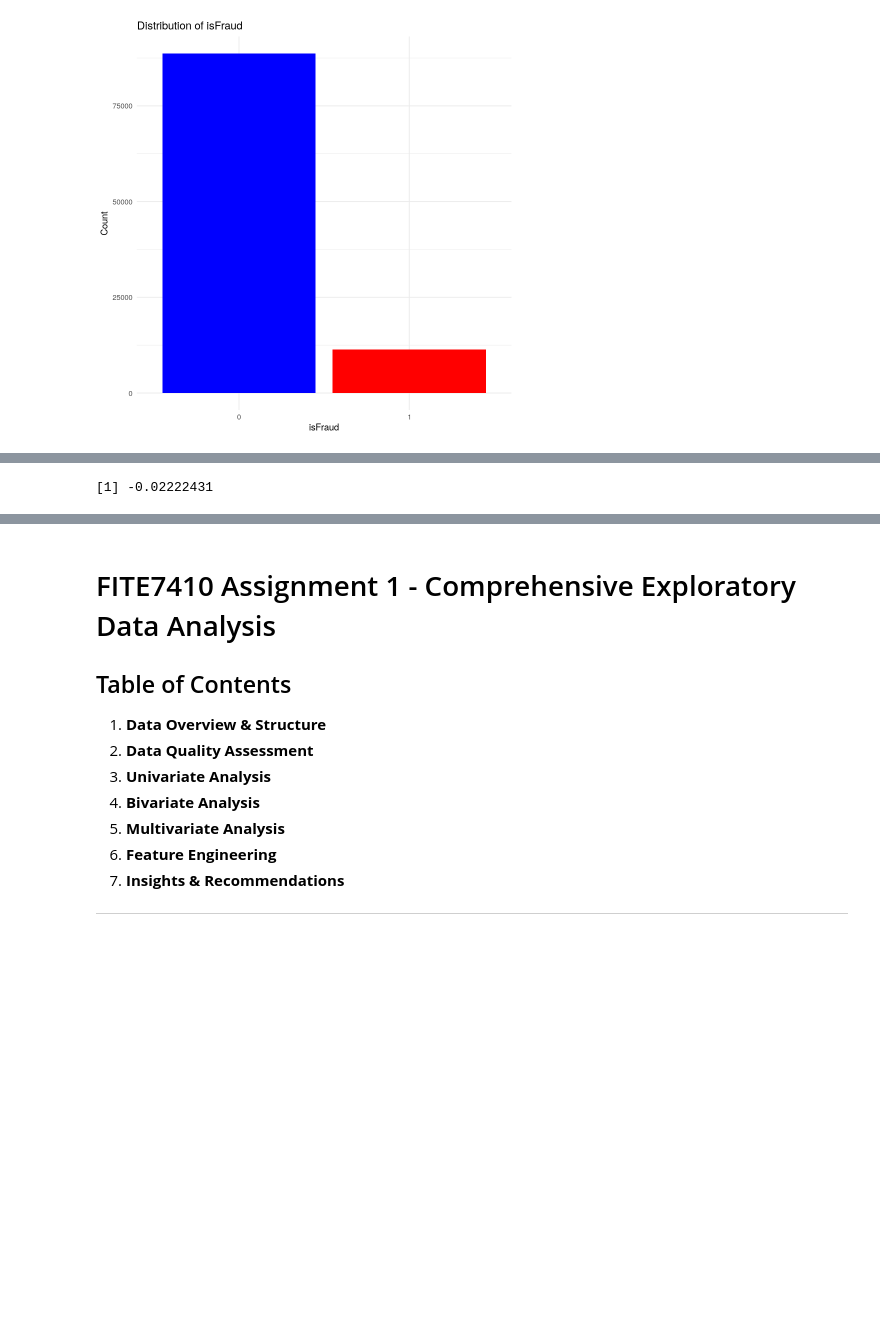
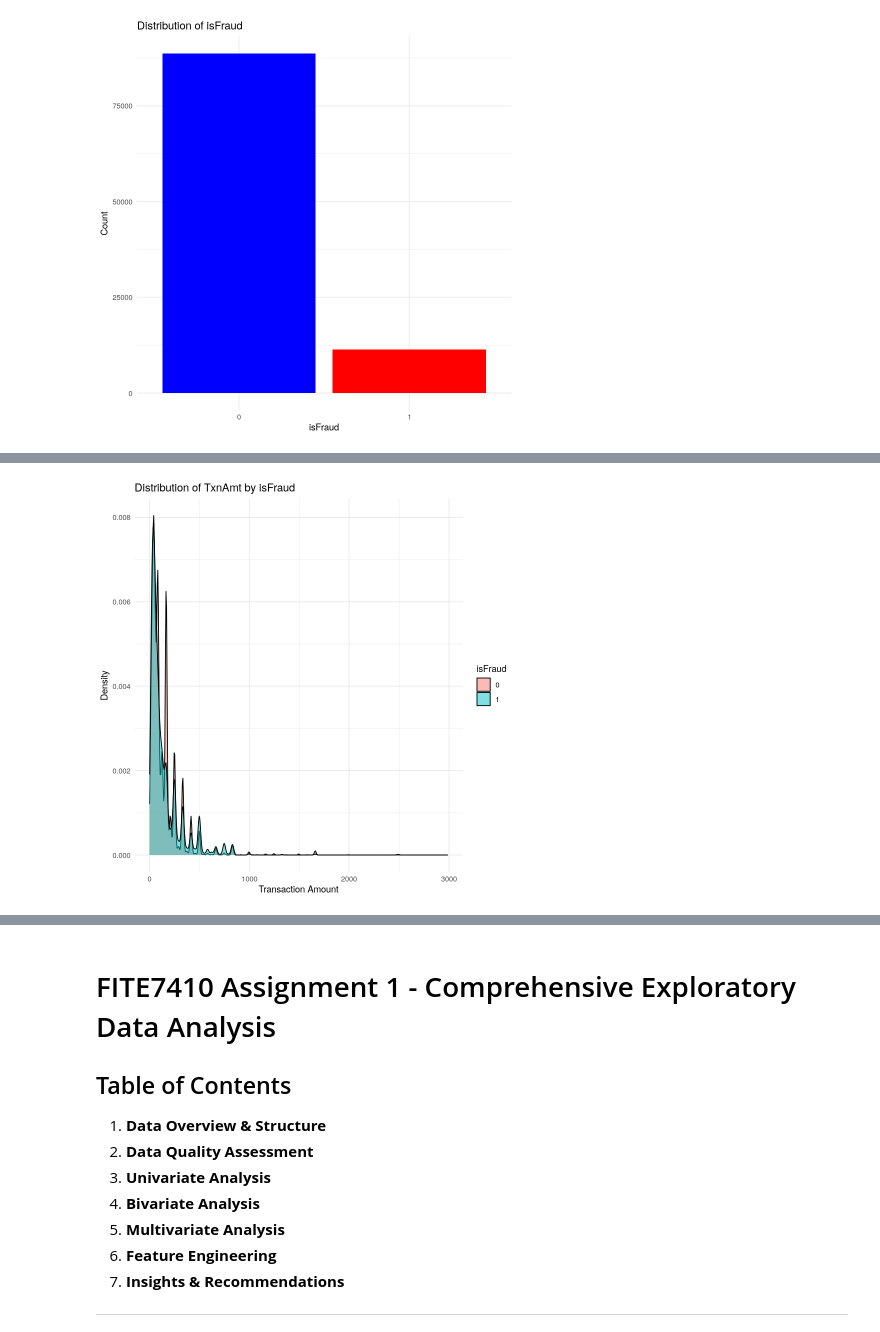
Before and after one commit to ytcctl/peter, a Jupyter notebook: FITE7410/FITE7410_Assgn_1.ipynb, the cells around one changed output, grey strips where cells are left out. Cells and saved outputs as stored; diff of their text form; code cells hidden in the pictures; blank space fills up the shorter version.

```diff
--- a/FITE7410/FITE7410_Assgn_1.ipynb
+++ b/FITE7410/FITE7410_Assgn_1.ipynb
@@ -194,6 +232,13 @@ A data.frame: 8 × 2
 # %%
-# view the correlation of columns of dist2 and column of isfraud--------------------------------------------------------------
-correlation <- cor(data$dist2, data$isFraud, use = "complete.obs")
-print(correlation)
+# view the distribution of TxnAmt group by isFraud == 0 and isFraud == 1 ------------------------------------------------
+library(ggplot2)
+
+ggplot(data, aes(x = TxnAmt, fill = factor(isFraud))) +
+  geom_density(alpha = 0.5) +
+  labs(title = "Distribution of TxnAmt by isFraud",
+       x = "Transaction Amount",
+       y = "Density",
+       fill = "isFraud") +
+  theme_minimal()
 # %% [output]
-[1] -0.02222431
+[figure, added]
```
Also changed, not shown: parts of 10 cells of this notebook.
